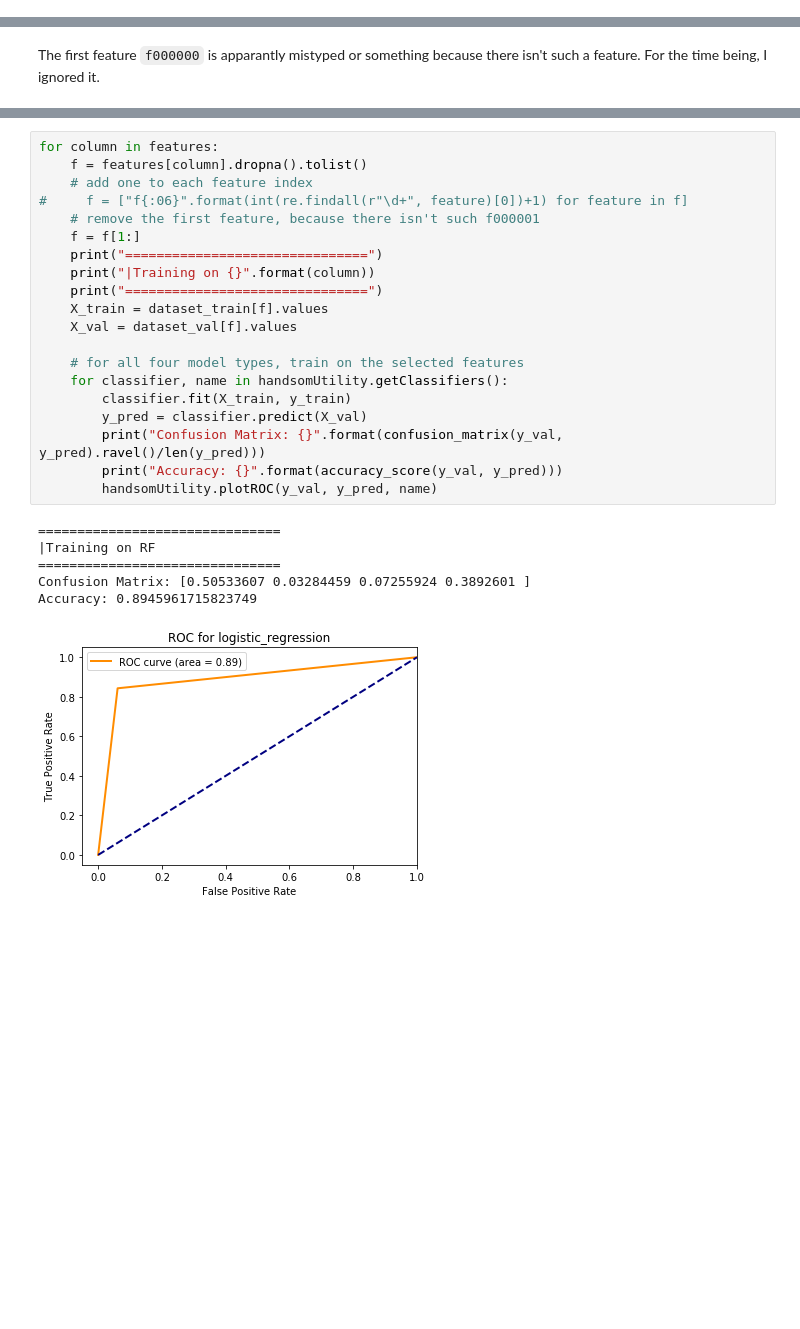
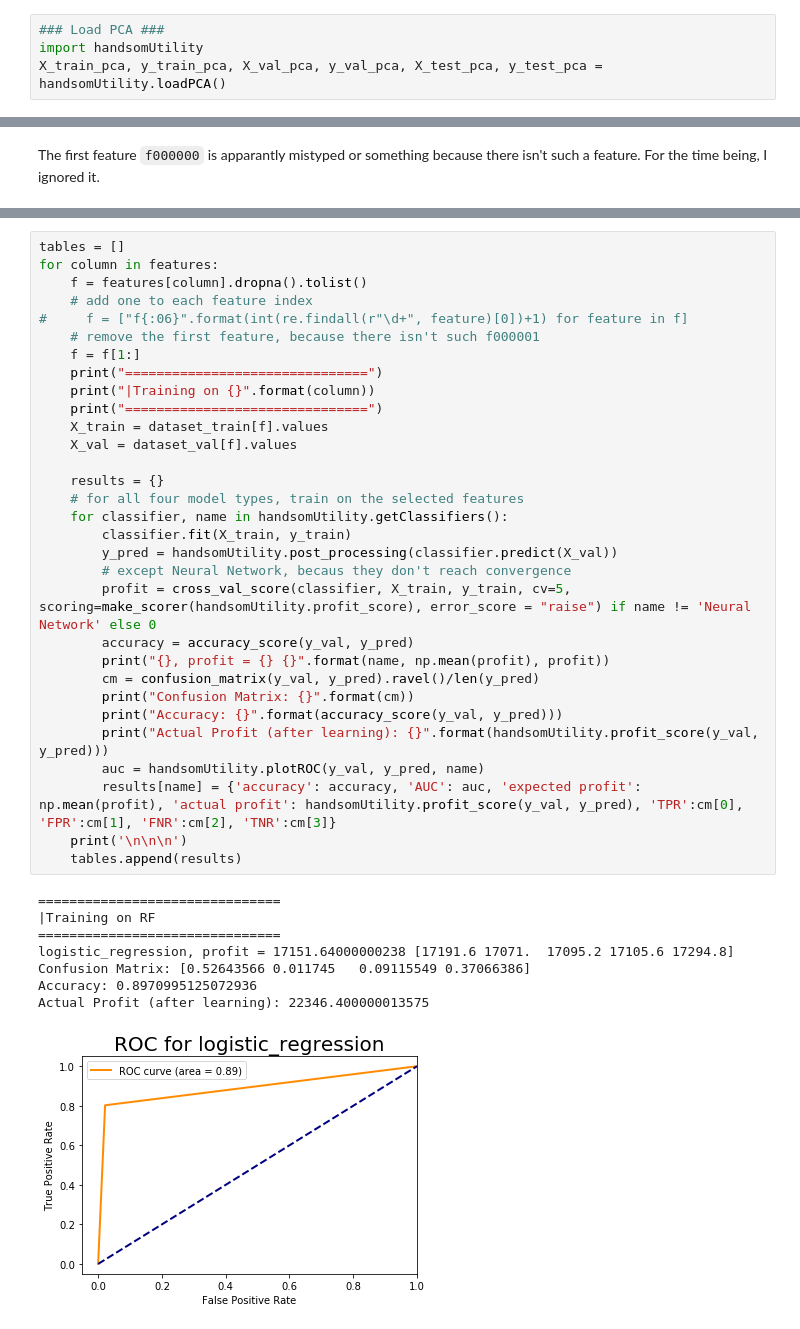
Before and after one commit to kareemjeiroudi/pattern_class_project, a Jupyter notebook: Phase02/Speech-Classifier-02.ipynb, the cells around one changed output, grey strips where cells are left out. Saved outputs shown, nothing was run; the diff lists cells and outputs as text; blank space fills up the shorter version.

Commit message:
Finished best classifier analysis

```diff
--- a/Phase02/Speech-Classifier-02.ipynb
+++ b/Phase02/Speech-Classifier-02.ipynb
@@ -65,0 +66,4 @@ Loaded PCA validation set
+# %%
+### Load PCA ###
+import handsomUtility
+X_train_pca, y_train_pca, X_val_pca, y_val_pca, X_test_pca, y_test_pca = handsomUtility.loadPCA()
@@ -98,27 +106,40 @@ from sklearn.metrics import roc_curve, auc, roc_auc_score, accuracy_score, confu
 # %%
+tables = []
 for column in features:
     f = features[column].dropna().tolist()
     # add one to each feature index
 #     f = ["f{:06}".format(int(re.findall(r"\d+", feature)[0])+1) for feature in f]
     # remove the first feature, because there isn't such f000001
     f = f[1:]
     print("===============================")
     print("|Training on {}".format(column))
     print("===============================")
     X_train = dataset_train[f].values
     X_val = dataset_val[f].values
 
+    results = {}
     # for all four model types, train on the selected features
     for classifier, name in handsomUtility.getClassifiers():
         classifier.fit(X_train, y_train)
-        y_pred = classifier.predict(X_val)
-        print("Confusion Matrix: {}".format(confusion_matrix(y_val, y_pred).ravel()/len(y_pred)))
+        y_pred = handsomUtility.post_processing(classifier.predict(X_val))
+        # except Neural Network, becaus they don't reach convergence
+        profit = cross_val_score(classifier, X_train, y_train, cv=5, scoring=make_scorer(handsomUtility.profit_score), error_score = "raise") if name != 'Neural Network' else 0
+        accuracy = accuracy_score(y_val, y_pred)
+        print("{}, profit = {} {}".format(name, np.mean(profit), profit))
+        cm = confusion_matrix(y_val, y_pred).ravel()/len(y_pred)
+        print("Confusion Matrix: {}".format(cm))
         print("Accuracy: {}".format(accuracy_score(y_val, y_pred)))
-        handsomUtility.plotROC(y_val, y_pred, name)
+        print("Actual Profit (after learning): {}".format(handsomUtility.profit_score(y_val, y_pred)))
+        auc = handsomUtility.plotROC(y_val, y_pred, name)
+        results[name] = {'accuracy': accuracy, 'AUC': auc, 'expected profit': np.mean(profit), 'actual profit': handsomUtility.profit_score(y_val, y_pred), 'TPR':cm[0], 'FPR':cm[1], 'FNR':cm[2], 'TNR':cm[3]}
+    print('\n\n\n')
+    tables.append(results)
 # %% [output]
 ===============================
 |Training on RF
 ===============================
-Confusion Matrix: [0.50533607 0.03284459 0.07255924 0.3892601 ]
-Accuracy: 0.8945961715823749
+logistic_regression, profit = 17151.64000000238 [17191.6 17071.  17095.2 17105.6 17294.8]
+Confusion Matrix: [0.52643566 0.011745   0.09115549 0.37066386]
+Accuracy: 0.8970995125072936
+Actual Profit (after learning): 22346.400000013575
-[figure, old version]
+[figure, new version]
```
Also changed, not shown: parts of 26 cells of this notebook, 9 other files.
